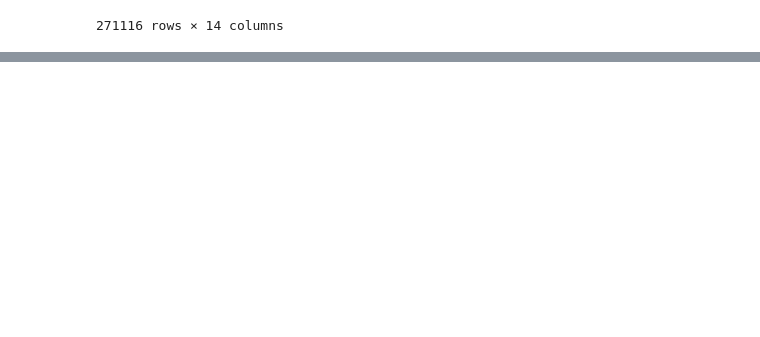
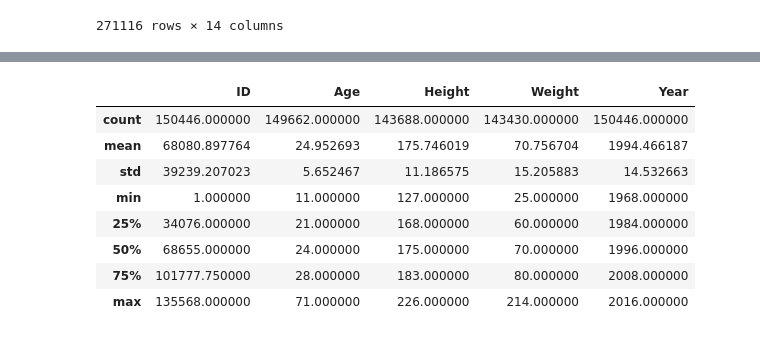
Before and after one commit to ColmRy/UCDPAColm-Ryan, a Jupyter notebook: MyProject.ipynb, the cells around one changed output, grey strips where cells are left out. Cells and saved outputs as stored; diff of their text form; code cells hidden in the pictures; blank space fills up the shorter version.

```diff
--- a/MyProject.ipynb
+++ b/MyProject.ipynb
@@ -142,0 +187,16 @@ olympics_merge.set_index('ID')
+# %%
+# olympics_final_subset: rows with all attribute details (No NaN values) (excluding Medal)
+olympics_final1 = olympics_final[np.isfinite(olympics_final['Age'])]
+olympics_final1 = olympics_final1[np.isfinite(olympics_final1['Weight'])]
+olympics_final1 = olympics_final1[np.isfinite(olympics_final1['Height'])]
+olympics_final.describe()
+# %% [output]
+|  | ID | Age | Height | Weight | Year |
+| count | 150446.000000 | 149662.000000 | 143688.000000 | 143430.000000 | 150446.000000 |
+| mean | 68080.897764 | 24.952693 | 175.746019 | 70.756704 | 1994.466187 |
+| std | 39239.207023 | 5.652467 | 11.186575 | 15.205883 | 14.532663 |
+| min | 1.000000 | 11.000000 | 127.000000 | 25.000000 | 1968.000000 |
+| 25% | 34076.000000 | 21.000000 | 168.000000 | 60.000000 | 1984.000000 |
+| 50% | 68655.000000 | 24.000000 | 175.000000 | 70.000000 | 1996.000000 |
+| 75% | 101777.750000 | 28.000000 | 183.000000 | 80.000000 | 2008.000000 |
+| max | 135568.000000 | 71.000000 | 226.000000 | 214.000000 | 2016.000000 |
```
Also changed, not shown: parts of 8 cells of this notebook.
